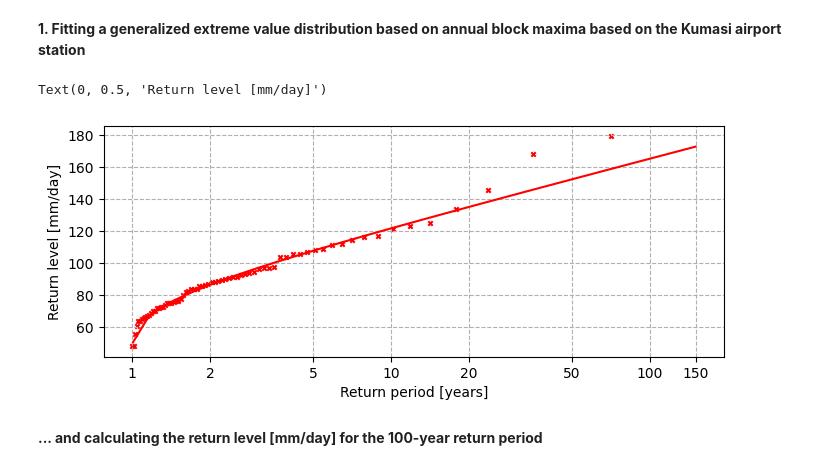
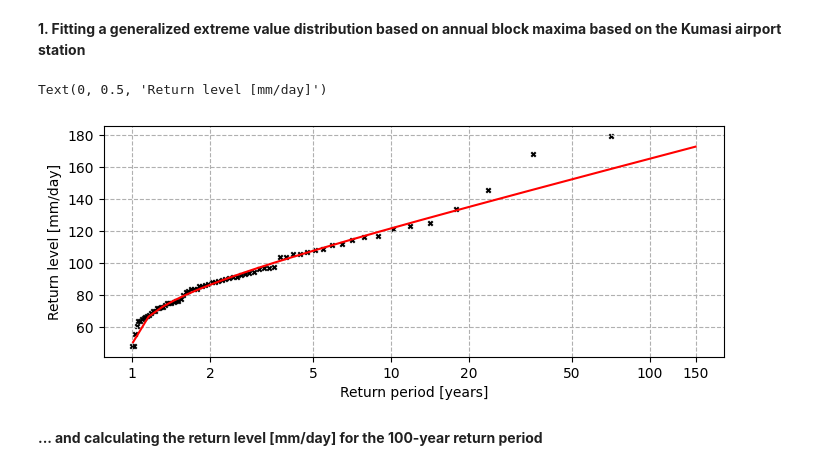
Before and after one commit to rauchman1/notebooks, a Jupyter notebook: Disaggregation.ipynb, the cells around one changed output. Drawn from its saved outputs; the diff is of its cells as text; code cells hidden in the pictures.

```diff
--- a/Disaggregation.ipynb
+++ b/Disaggregation.ipynb
@@ -19,35 +21,35 @@ values = [48.0, 48.2, 55.4, 60.5, 64.0, 64.0, 65.0, 65.8, 66.2, 67.1, 67.4,
 
 # Fit the genextreme distribution to the data
 params = genextreme.fit(values)
 
 # Generate return periods and corresponding return levels from the fitted distribution
 return_periods_theoretical = np.linspace(1.01, 150, 1000)
 return_levels_theoretical = genextreme.isf(1 / return_periods_theoretical, *params)
 
 # Calculate empirical return levels
 n_years = len(values)  # Number of years with data
 
 # The empirical return period for the largest observation is n_years, for the second largest is n_years/2, etc.
 return_periods_empirical = n_years / np.arange(1, n_years + 1)
 
 # Plotting the theoretical and empirical data
 fig, ax = plt.subplots(1, 1, figsize=(8, 3))
 x_ticks = [1, 2, 5, 10, 20, 50, 100, 150]
 
 ax.plot(return_periods_theoretical, return_levels_theoretical, color="Red")
-ax.scatter(return_periods_empirical, values[::-1], color="Red", marker="x", s=10)
+ax.scatter(return_periods_empirical, values[::-1], color="black", marker="x", s=10)
 
 ax.set_xscale('log', base=2)
 ax.set_xticks(x_ticks)
 ax.get_xaxis().set_major_formatter(ScalarFormatter())
 ax.set_xticklabels([str(x) for x in x_ticks])
 ax.grid(True, which="both", ls="--")
 
 ax.set_xlabel("Return period [years]")
 ax.set_ylabel("Return level [mm/day]")
 # %% [output]
 Text(0, 0.5, 'Return level [mm/day]')
-[figure, old version]
+[figure, new version]
 # %% [markdown]
 **... and calculating the return level [mm/day] for the 100-year return period**
 # %%
```
Also changed, not shown: parts of 14 cells of this notebook.
